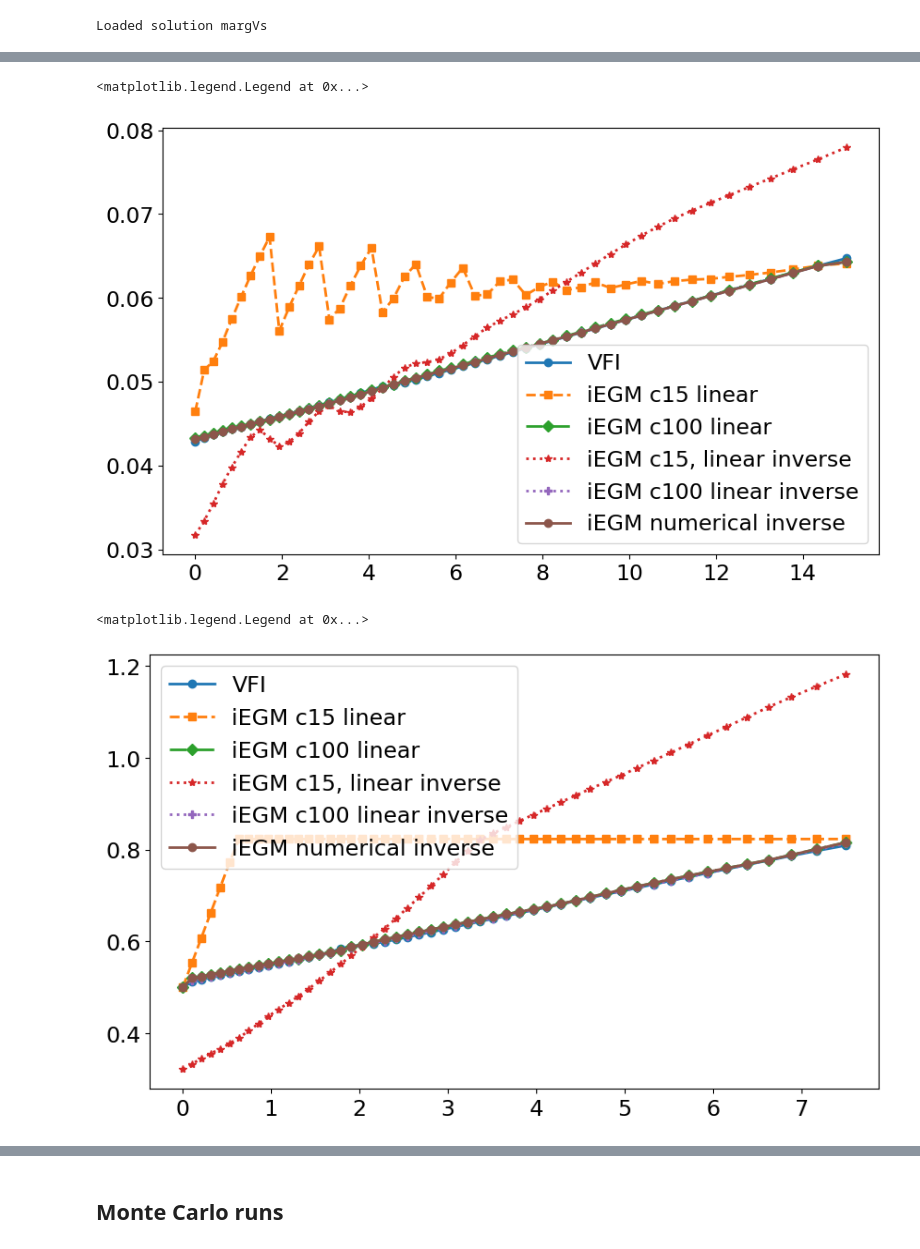
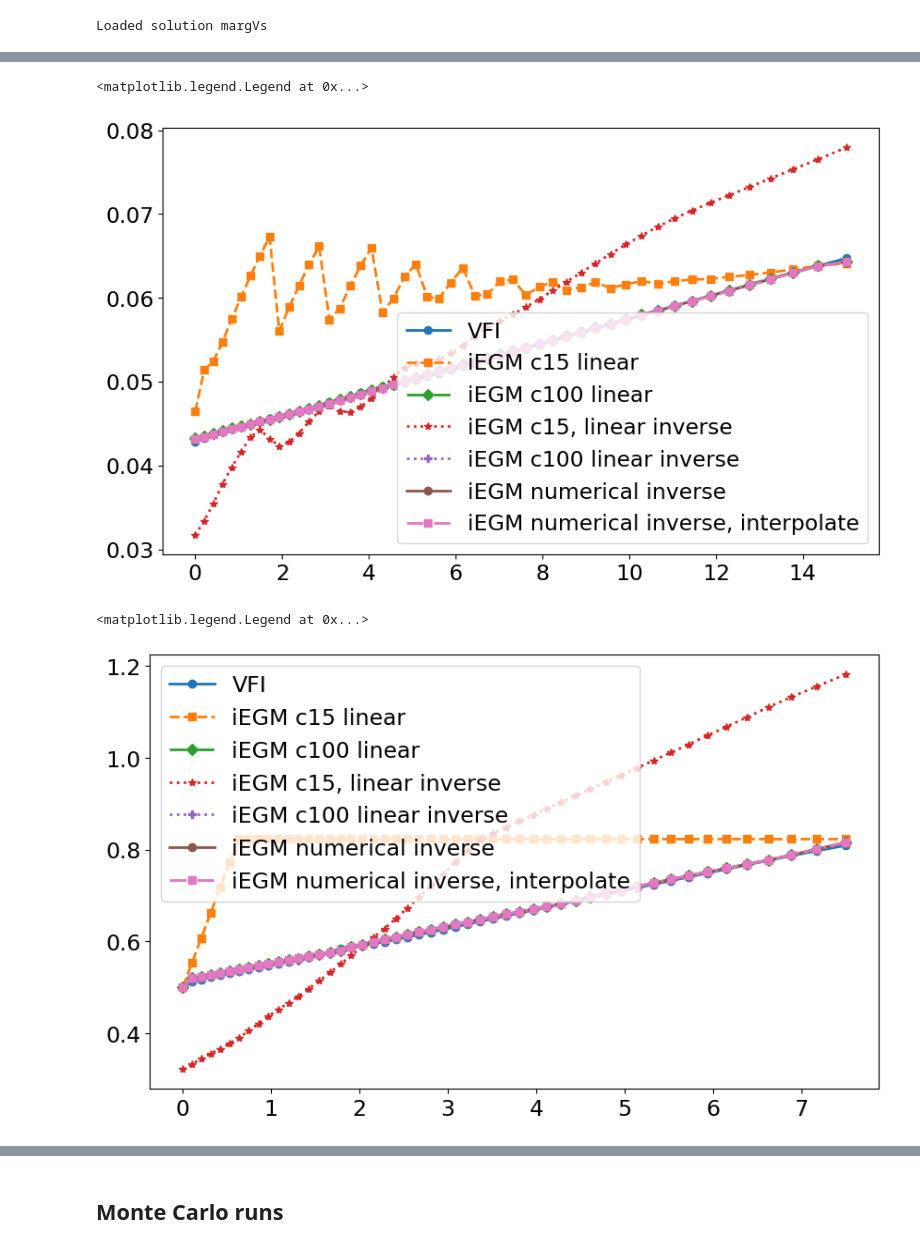
Before and after one commit to ThomasHJorgensen/iEGM, a Jupyter notebook: 02. LimitedCommmitmentModel.ipynb, the cells around one changed output, grey strips where cells are left out. Drawn from its saved outputs; the diff is of its cells as text; code cells hidden in the pictures.

Commit message:
feat: interpolate intra-period allocation in numerical inverse

```diff
--- a/02. LimitedCommmitmentModel.ipynb
+++ b/02. LimitedCommmitmentModel.ipynb
@@ -16,8 +16,8 @@ from consav import linear_interp
 import LimitedCommitmentModel as lcm
 
 # plot style
-linestyles = ['-','--','-.',':',':','solid']
-markers = ['o','s','D','*','P','o']
+linestyles = ['-','--','-.',':',':','-','-.']
+markers = ['o','s','D','*','P','o','s']
 linewidth = 2
 font_size = 17
 font = {'size':font_size}
@@ -74,7 +74,7 @@ settings = {
        }
 
 
-solution_specs = {'solution': {'latexname':'Solution', 'par':{**settings, 'do_egm':True, 'num_A': 500, 'num_A_pd': 500, 'num_Ctot':500, 'num_power':101, 'num_love':201}}}
+solution_specs = {'solution': {'latexname':'Solution', 'par':{**settings, 'do_egm':False, 'num_A': 250, 'num_Ctot':250, 'num_power':101, 'num_love':101}}}
 
 num_margu = 15
 
@@ -85,6 +85,7 @@ specs = {
     'model 4':{'latexname':f'iEGM c{num_margu}, linear inverse', 'par':{**settings, 'use_external_solution':True, 'num_marg_u':num_margu, 'interp_inverse': True}},
     'model 5':{'latexname':'iEGM c100 linear inverse', 'par':{**settings, 'use_external_solution':True, 'num_marg_u':100, 'interp_inverse': True}},
     'model 6':{'latexname':'iEGM numerical inverse', 'par':{**settings, 'use_external_solution':True, 'num_marg_u':100, 'interp_method': "numerical"}},
+    'model 7':{'latexname':'iEGM numerical inverse, interpolate', 'par':{**settings, 'use_external_solution':True, 'interp_intra_period_in_num_inverse':True, 'num_marg_u':100, 'interp_method': "numerical"}},
     }
 
 # specs = {'model 1':{'latexname':'VFI', 'par':{**settings, 'do_egm':False}},
@@ -176,28 +177,28 @@ Mean log10 euler error: [-5.21891734]
 # %%
 # plot model solutions
 grid = 'grid_A'
 var = 'power_idx'
 var = 'Cw_priv_couple_to_couple'
 #var = 'Cw_priv_single_to_couple'
 
 t = 0
 iP = 2
 iL = 1
 iA = 21
 
 fig, ax = plt.subplots(1, 1, figsize=(10, 6))
 i = 0
 for name, model in models.items():
 
     par = model.par
     sol = model.sol
 
-    ax.plot(getattr(par,grid), getattr(sol,var)[t,iP,iL], label=model.spec['latexname'], linestyle=linestyles[i], marker=markers[i], linewidth=lw)
+    ax.plot(getattr(par,grid), getattr(sol,var)[t,iP,iL], label=model.spec['latexname'], linestyle=linestyles[i], marker=markers[i], linewidth=linewidth)
     i += 1
 ax.legend()
 # %% [output]
 <matplotlib.legend.Legend at 0x...>
-[figure, old version]
+[figure, new version]
 # %%
 # plot model solutions
 grid = 'grid_Aw'
@@ -212,12 +213,12 @@ for name, model in models.items():
     par = model.par
     sol = model.sol
 
-    ax.plot(getattr(par,grid), getattr(sol,var)[t], label=model.spec['latexname'], linestyle=linestyles[i], marker=markers[i], linewidth=lw)
+    ax.plot(getattr(par,grid), getattr(sol,var)[t], label=model.spec['latexname'], linestyle=linestyles[i], marker=markers[i], linewidth=linewidth)
     i += 1
 ax.legend()
 # %% [output]
 <matplotlib.legend.Legend at 0x...>
-[figure, old version]
+[figure, new version]
 # %%
 # Re-compile and solve
 for model in models.values():
```
Also changed, not shown: parts of 4 cells of this notebook, 6 other files.
